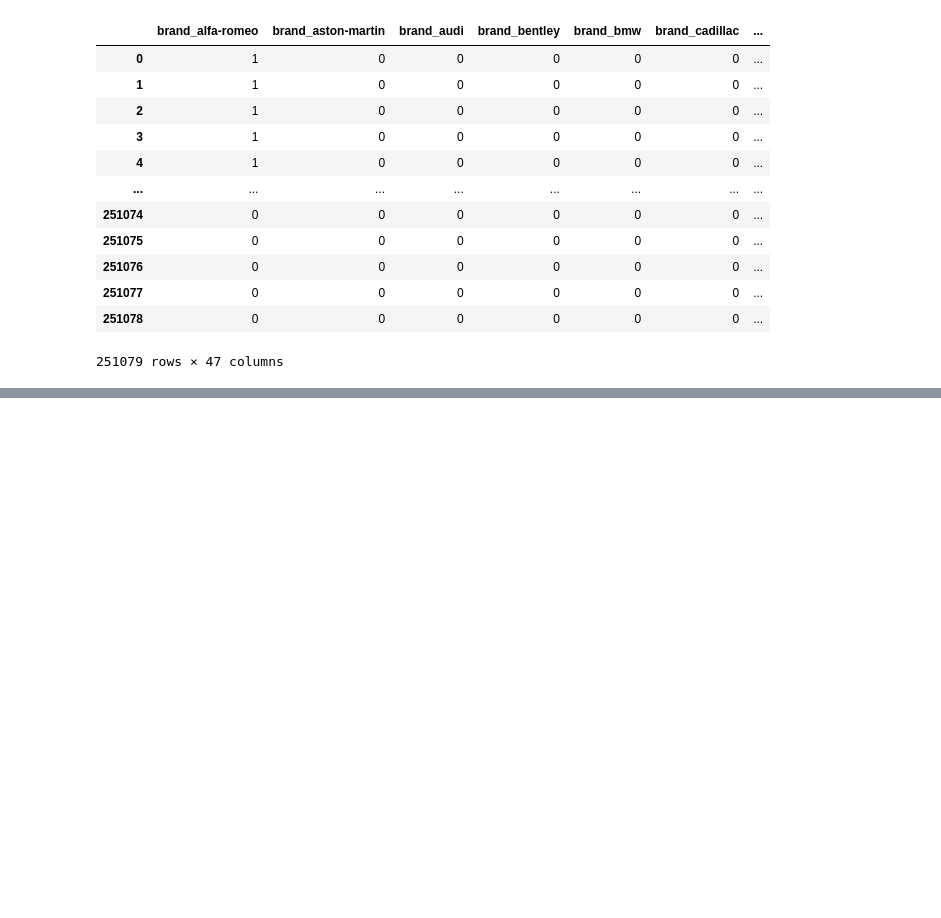
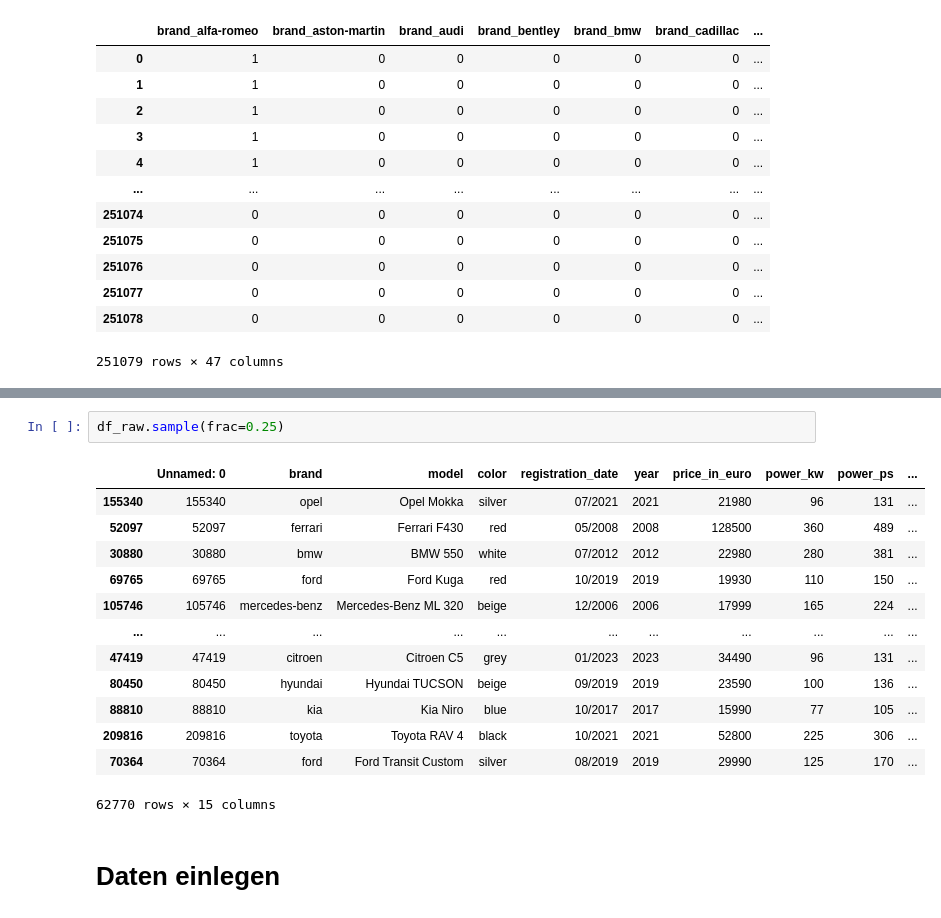
Before and after one commit to juebrauer/examples, a Jupyter notebook: 067_ws26_anwendungen_der_ki/03_ml_auf_realen_daten.ipynb, the cells around one changed output, grey strips where cells are left out. Drawn from its saved outputs; the diff is of its cells as text; blank space fills up the shorter version.

```diff
--- a/067_ws26_anwendungen_der_ki/03_ml_auf_realen_daten.ipynb
+++ b/067_ws26_anwendungen_der_ki/03_ml_auf_realen_daten.ipynb
@@ -753,0 +892,18 @@ pandas.get_dummies( df_raw[ ["brand" ] ], dtype=int )
+# %%
+df_raw.sample(frac=0.25)
+# %% [output]
+|  | Unnamed: 0 | brand | model | color | registration_date | year | price_in_euro | power_kw | power_ps | ... |
+| 155340 | 155340 | opel | Opel Mokka | silver | 07/2021 | 2021 | 21980 | 96 | 131 | ... |
+| 52097 | 52097 | ferrari | Ferrari F430 | red | 05/2008 | 2008 | 128500 | 360 | 489 | ... |
+| 30880 | 30880 | bmw | BMW 550 | white | 07/2012 | 2012 | 22980 | 280 | 381 | ... |
+| 69765 | 69765 | ford | Ford Kuga | red | 10/2019 | 2019 | 19930 | 110 | 150 | ... |
+| 105746 | 105746 | mercedes-benz | Mercedes-Benz ML 320 | beige | 12/2006 | 2006 | 17999 | 165 | 224 | ... |
+| ... | ... | ... | ... | ... | ... | ... | ... | ... | ... | ... |
+| 47419 | 47419 | citroen | Citroen C5 | grey | 01/2023 | 2023 | 34490 | 96 | 131 | ... |
+| 80450 | 80450 | hyundai | Hyundai TUCSON | beige | 09/2019 | 2019 | 23590 | 100 | 136 | ... |
+| 88810 | 88810 | kia | Kia Niro | blue | 10/2017 | 2017 | 15990 | 77 | 105 | ... |
+| 209816 | 209816 | toyota | Toyota RAV 4 | black | 10/2021 | 2021 | 52800 | 225 | 306 | ... |
+| 70364 | 70364 | ford | Ford Transit Custom | silver | 08/2019 | 2019 | 29990 | 125 | 170 | ... |
+62770 rows × 15 columns
+# %% [markdown]
+# Daten einlegen
```
Also changed, not shown: parts of 15 cells of this notebook, 1 other file.
